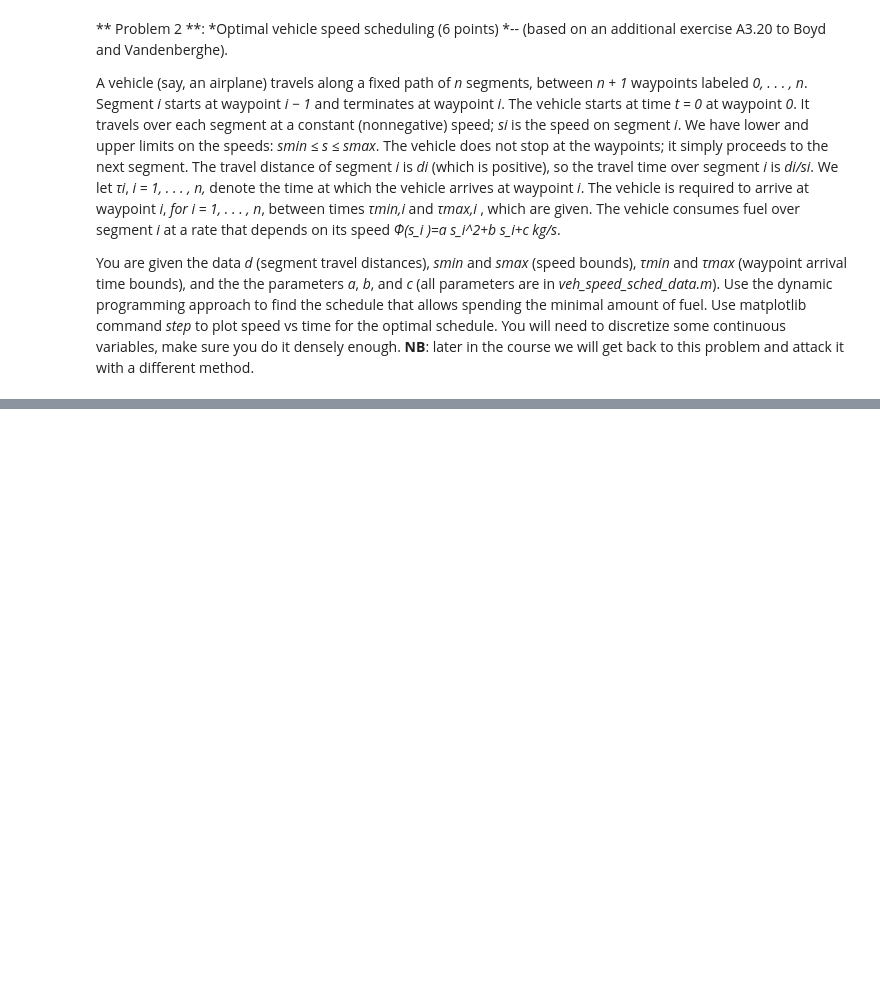
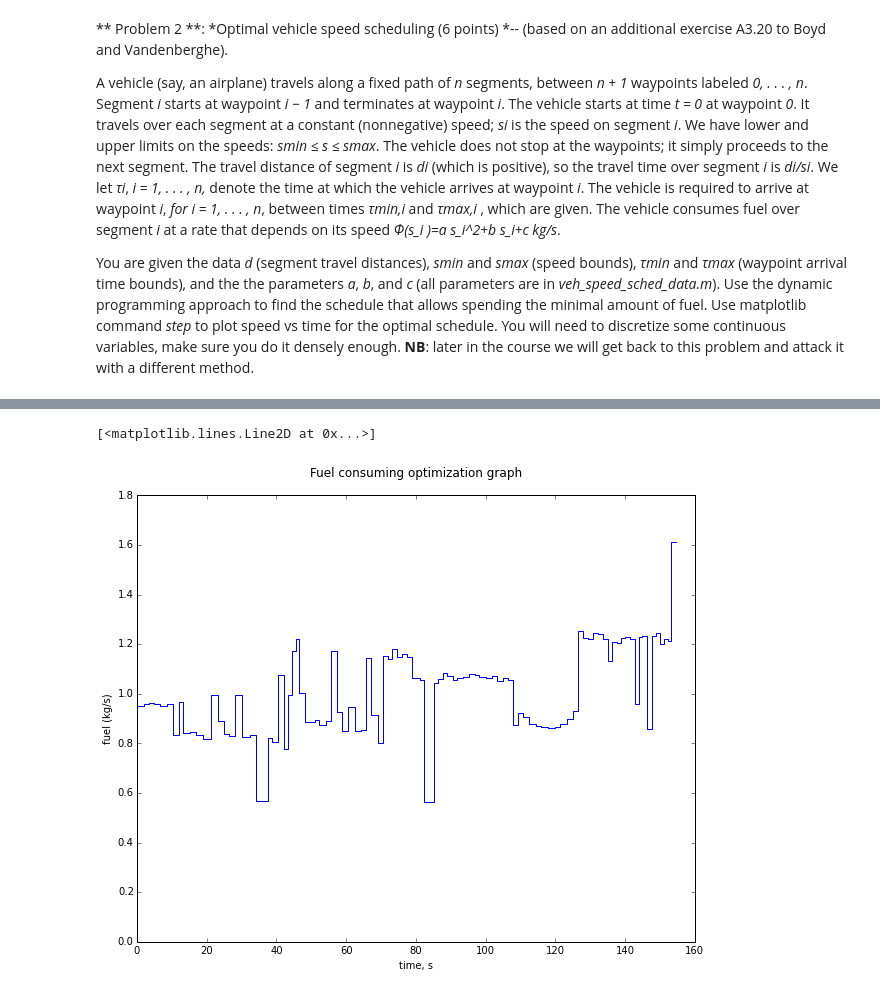
Before and after one commit to ivanovak/SK_OM2015, a Jupyter notebook: Assignment1/task_1.ipynb, the cells around one changed output, grey strips where cells are left out. Drawn from its saved outputs; the diff is of its cells as text; code cells hidden in the pictures; blank space fills up the shorter version.

Commit message:
Add problem 2 (Fuel consumption optimization)

```diff
--- a/Assignment1/task_1.ipynb
+++ b/Assignment1/task_1.ipynb
@@ -499,3 +453,17 @@ display(df)
-# %%
-for i in xrange(0, 10, -1):
-    print i
+# %%
+x = [time[n, res_idx]]
+y = [speed[n, res_idx]]
+
+for i in xrange(n, 0, -1):
+    res_idx = paths[i, res_idx]
+    x = [time[i - 1, res_idx]] + x
+    y = [speed[i - 1, res_idx]] + y
+
+plt.figure(figsize = (10, 8))
+plt.title('Fuel consuming optimization graph', y=1.03)
+plt.xlabel('time, s')
+plt.ylabel('fuel (kg/s)')
+plt.step(x, y)
+# %% [output]
+[<matplotlib.lines.Line2D at 0x...>]
+[figure, added]
```
Also changed, not shown: parts of 1 cell of this notebook.
